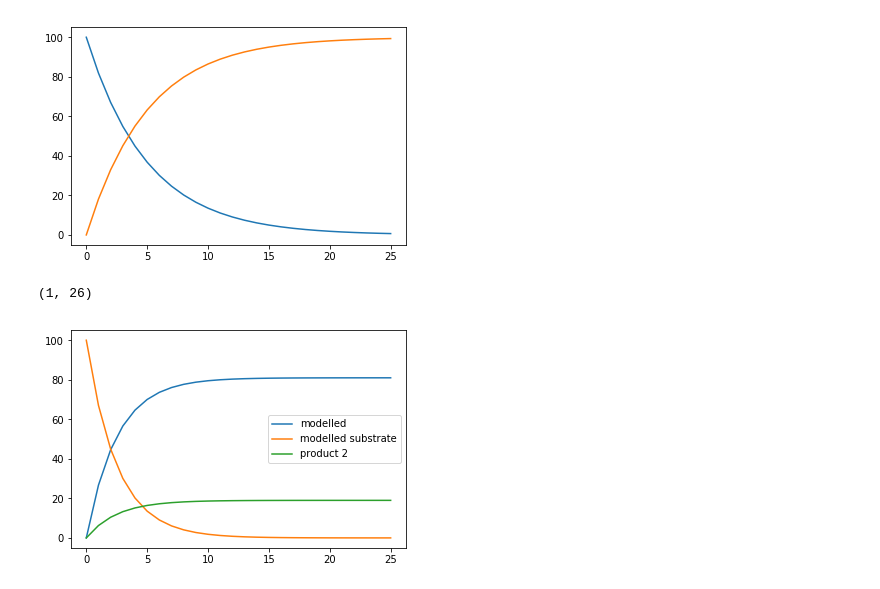
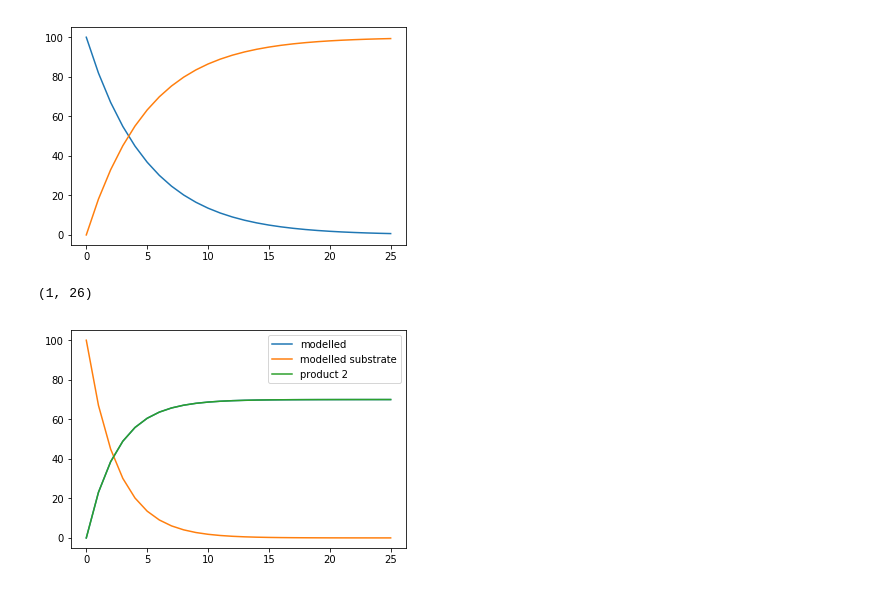
Before and after one commit to BioCatHub/wt_modeling, a Jupyter notebook: Drafts/lmfit_biocatalysis/dgls copy.ipynb, the cells around one changed output. Saved outputs shown, nothing was run; the diff lists cells and outputs as text; code cells hidden in the pictures.

```diff
--- a/Drafts/lmfit_biocatalysis/dgls copy.ipynb
+++ b/Drafts/lmfit_biocatalysis/dgls copy.ipynb
@@ -125,44 +125,47 @@ def dglsys(init_cond_array, t,A0, kA, kB, kC,kD):
     P = init_cond_array[1]
     P1 = init_cond_array[2]
 
-    B =A0-(A0-A)
-    dAdt = -kA*A
-    dPdt = kB*B-kC*(kB*B)+kD*(kC*(kB*B))
-    dP1dt =kC*(kB*(A0-(A0-A)))-kD*(kC*(kB*(A0-(A0-A))))
+    Ahin = -kA*A
+    AB =kB*(A0-(A0-A))
+    BC = kC*AB
+
+    dAdt = Ahin
+    dPdt = AB-BC
+    dP1dt = kD*(AB-BC)
     dzdt = [dAdt, dPdt, dP1dt]
     return dzdt
 
-sol = odeint(dglsys, y0_array, time, args=(100,0.4, 0.4, 0.2, 0.05))
+sol = odeint(dglsys, y0_array, time, args=(100,0.4, 0.4, 0.3, 1))
 #print(sol)
 print(np.array([time]).shape)
 #print(data[0])
 
 '''
 params = lmfit.Parameters()
 params.add('kA', 2, min=0.00000001, max=3)
 params.add('kP', 2, min=0.0000000001, max=3)
 
 def residual(params, time, data_sets):
     kA = params['kA'].value
     kP = params['kP'].value
     ymodel=odeint(dglsys, y0_array, time, args=(100, kA, kP))
     substr = data_sets[0]-ymodel[:,0] # array 1
     product = data_sets[1]-ymodel[:,1] # array 2
     result = [substr, product] # result is returned as array
     return np.array(result)
 
 solution = lmfit.minimize(residual, params, args=(np.array(time), data))
 print(lmfit.report_fit(solution))
 '''
 
 fig, ax = plt.subplots()
 #ax.plot(time, substrate, label="Substrate concentration", color="red")
 ax.plot(time, sol[:,1], label="modelled")
 ax.plot(time, sol[:,0], label="modelled substrate")
 ax.plot(time, sol[:,2], label="product 2")
 ax.legend()
 
 plt.show()
 # %% [output]
 (1, 26)
-[figure, old version]
+[figure, new version]
```
